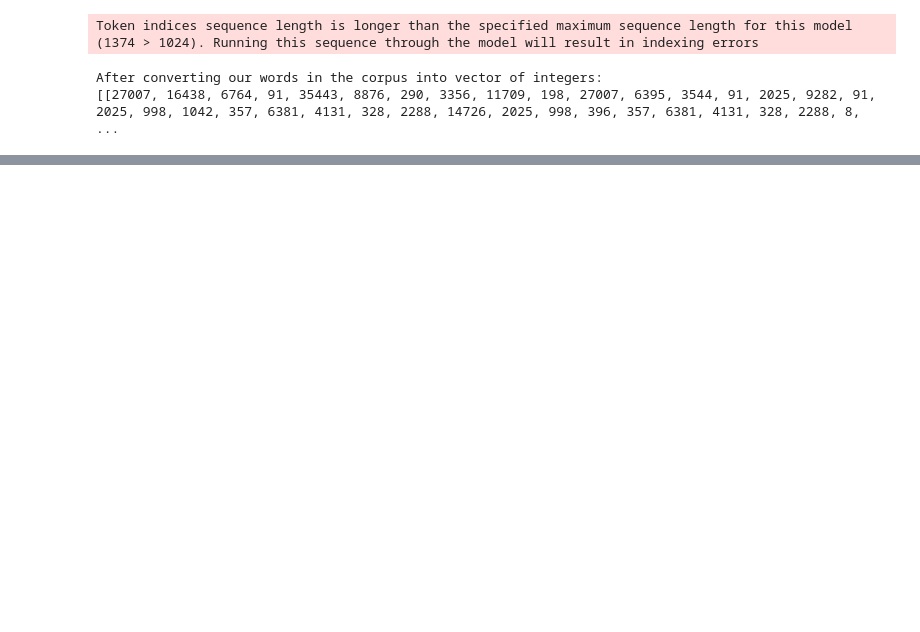
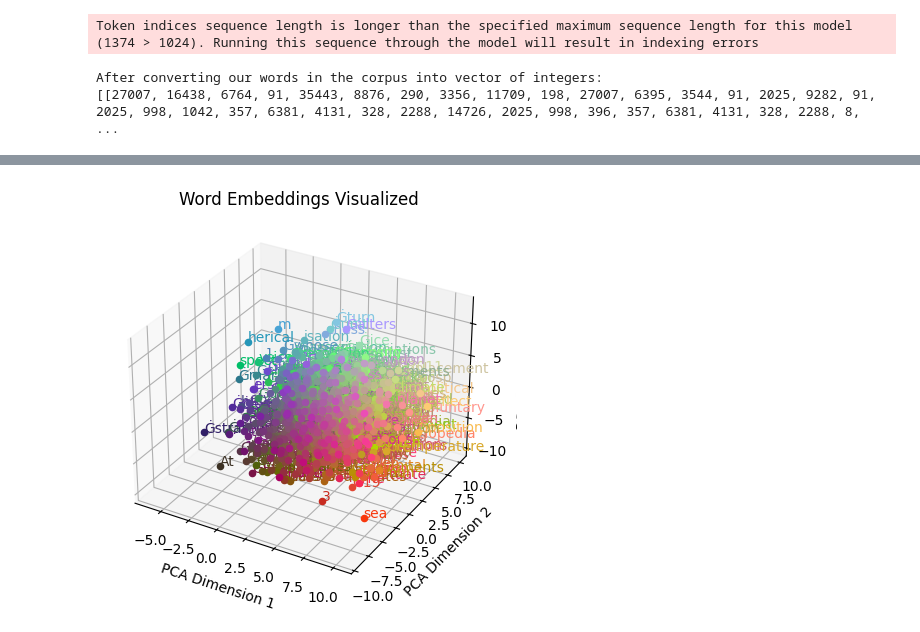
Before and after one commit to JonahSussman/ai-experiments, a Jupyter notebook: word2vec/cbow_pt.ipynb, the cells around one changed output, grey strips where cells are left out. Saved outputs shown, nothing was run; the diff lists cells and outputs as text; code cells hidden in the pictures; blank space fills up the shorter version.

```diff
--- a/word2vec/cbow_pt.ipynb
+++ b/word2vec/cbow_pt.ipynb
@@ -17,7 +17,7 @@ sequences: list[list[int]] = []
 id_to_token: dict[int, str] = {}
 
 
-for content in [PAGES[i]["wiki_intro"] for i in range(10)]:
+for content in [PAGES[i]["wiki_intro"] for i in range(2)]:
 # for content in ["Hey hey hey! How's it going?"]:
     batch_encoding = TOKENIZER(content, return_tensors="pt")
     tokens = TOKENIZER.tokenize(content)
@@ -78,7 +78,7 @@ model = CBOW(vocab_size, embedding_size, context_size)
 
 # Define loss and optimizer
 criterion = nn.CrossEntropyLoss()
-optimizer = optim.Adam(model.parameters(), lr=0.01)
+optimizer = optim.Adam(model.parameters(), lr=0.1)
 
 # Training loop
 epochs = 100
@@ -113,32 +118,39 @@ KeyboardInterrupt:
 # %%
 # Perform PCA to reduce the dimensionality of the embeddings
-pca = PCA(n_components=2)
+pca = PCA(n_components=3)
 reduced_embeddings = pca.fit_transform(embeddings)
-
-# Visualize the embeddings (ignore index 0 as it is not assigned to a word)
-plt.figure(figsize=(5, 5))
 
 # Compute min and max values for normalization
 x_coords = reduced_embeddings[:, 0]
 y_coords = reduced_embeddings[:, 1]
+z_coords = reduced_embeddings[:, 2]
 x_min, x_max = np.min(x_coords), np.max(x_coords)
 y_min, y_max = np.min(y_coords), np.max(y_coords)
+z_min, z_max = np.min(z_coords), np.max(z_coords)
+
+# Visualize the embeddings (ignore index 0 as it is not assigned to a word)
+fig = plt.figure(figsize=(5, 5))
+ax = fig.add_subplot(projection='3d')
 
 for input_id, token in id_to_token.items():
-    x_coord, y_coord = reduced_embeddings[input_id]
+    x_coord, y_coord, z_coord = reduced_embeddings[input_id]
     # Normalize x and y coordinates to the range [0, 1]
     norm_x = (x_coord - x_min) / (x_max - x_min) if (x_max - x_min) != 0 else 0.5
     norm_y = (y_coord - y_min) / (y_max - y_min) if (y_max - y_min) != 0 else 0.5
+    norm_z = (z_coord - z_min) / (z_max - z_min) if (z_max - z_min) != 0 else 0.5
     # Use normalized x and y to determine the color (red and green components)
-    color = (norm_x, norm_y, 0.5)
-    plt.scatter(x_coord, y_coord, c=[color])
-    plt.annotate(token, xy=(x_coord, y_coord), xytext=(5, 2),
-                 textcoords='offset points', ha='right', va='bottom')
+    color = (norm_x, norm_y, norm_z)
 
-plt.title("Word Embeddings Visualized")
-plt.xlabel("PCA Dimension 1")
-plt.ylabel("PCA Dimension 2")
+    ax.scatter(x_coord, y_coord, z_coord, c=[color])
+    ax.text(x_coord, y_coord, z_coord, token, color=color)
+
+ax.set_title("Word Embeddings Visualized")
+ax.set_xlabel("PCA Dimension 1")
+ax.set_ylabel("PCA Dimension 2")
+ax.set_zlabel("PCA Dimension 3")
 plt.show()
+# %% [output]
+[figure, added]
 # %%
 import plotly.express as px
 import pandas as pd
```
Also changed, not shown: parts of 3 cells of this notebook, 7 other files.
